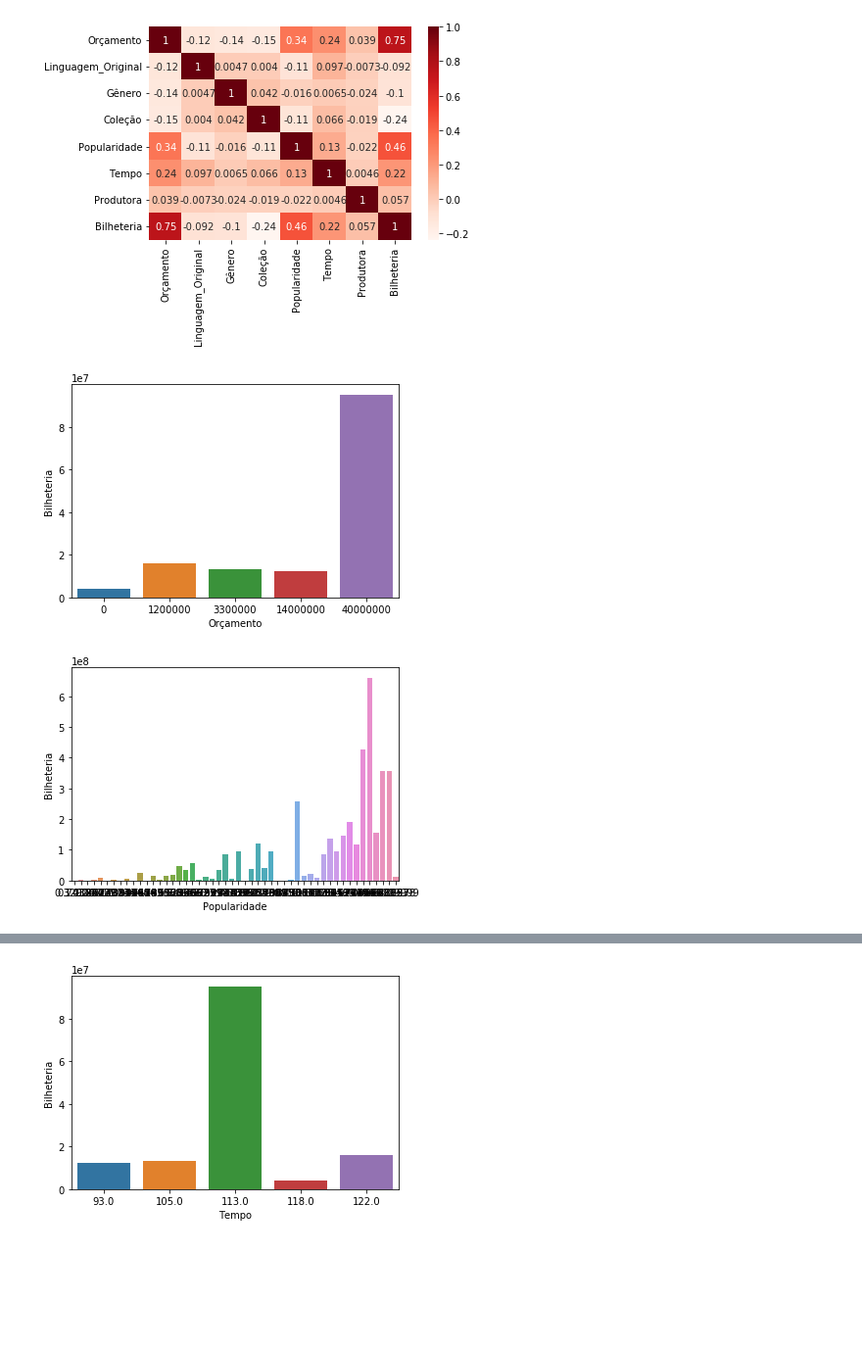
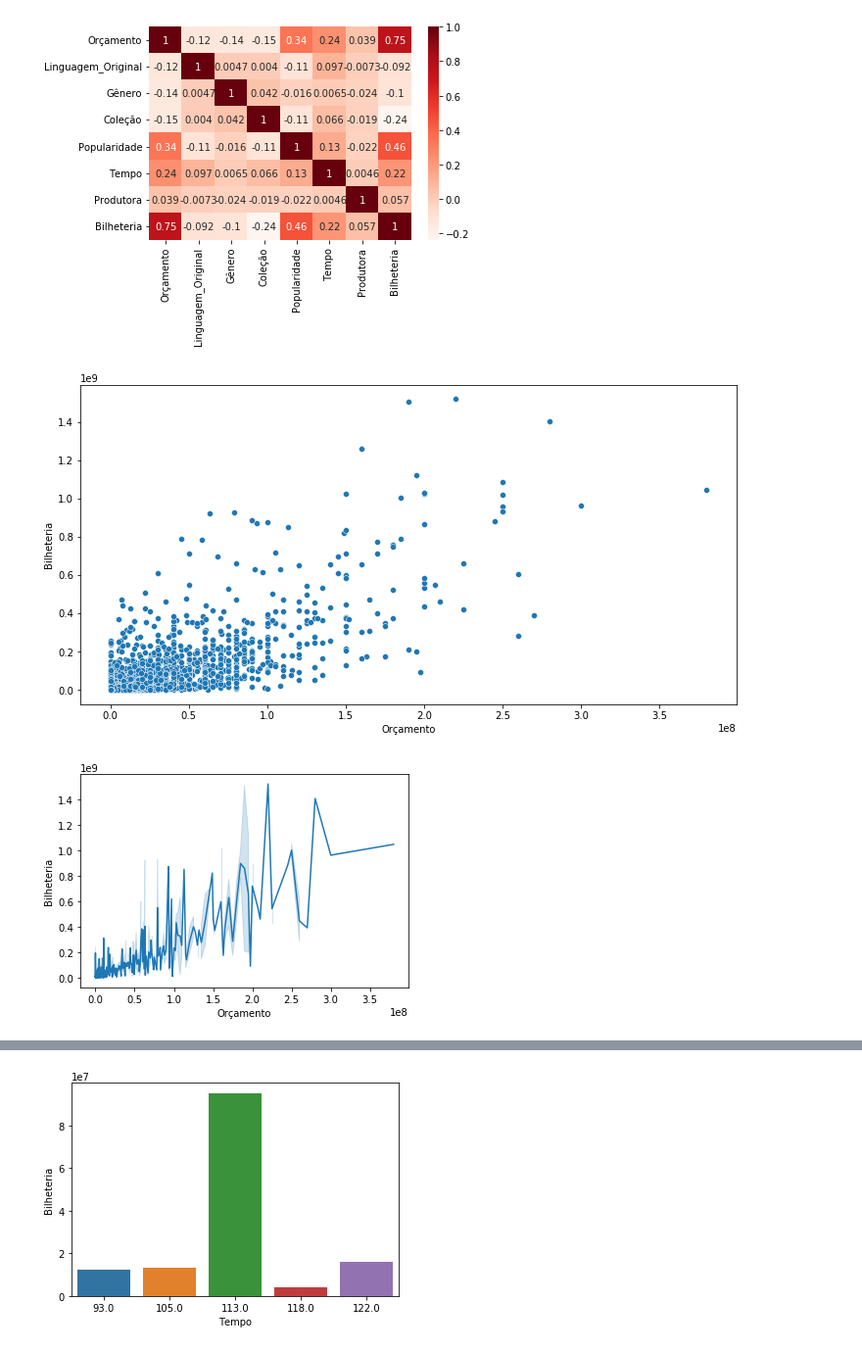
Before and after one commit to wagaojr/TrabalhoFinal-LingProg21.2, a Jupyter notebook: trabalho.ipynb, the cells around one changed output, grey strips where cells are left out. Shown at 98% size. Cells and saved outputs as stored; diff of their text form; code cells hidden in the pictures; blank space fills up the shorter version.

```diff
--- a/trabalho.ipynb
+++ b/trabalho.ipynb
@@ -412,14 +412,19 @@ treino_sns = treino.drop(columns=['id'])
 sns.heatmap(treino_sns.corr(), cmap='Reds', annot=True);
 # %% [output]
 [figure]
-# %%
-#A correlação do Orçamento com a Bilheteria é a maior e por isso será o foco primeiramente
-#O gráfico ficou um pouco estranho se colocar o DataFrame inteiro mas nota-se que conforme o Orçamento aumenta, a Bilheteria acompanha
-sns.barplot(x="Orçamento",y="Bilheteria",data=treino[:5]);
-# %% [output]
-[figure, removed]
-# %%
-#A popularidade também é diretamente proporcional a bilheteria(há casos isolados mas em sua maioria aumenta a bilheteria conforme a popularidade é maior)
-sns.barplot(x="Popularidade",y="Bilheteria",data=treino[:50]);
-# %% [output]
-[figure, removed]
+# %%
+# A correlação do Orçamento com a Bilheteria é a maior e por isso será o foco inical
+# O primeiro ponto a ser destacado é que grande parte dos filmes possui uma relação de bilheteria e orçamento muito grande. Em filmes com baixo orçamento
+# é esperado uma baixa bilheteria. Contudo, há exceções tanto para pequenas quanto para grandes bilheterias.
+
+fig = sns.scatterplot(data=treino, x='Orçamento', y='Bilheteria')
+fig.figure.set_size_inches(12, 6)
+plt.show(fig)
+# %% [output]
+[figure, added]
+# %%
+# Nesse gráfico de linhas é possível ver essa tendência de bilheteria X orçamento e também como pode bastante variável por causa das exceções
+fig_linha = sns.lineplot(data=treino, x='Orçamento', y='Bilheteria')
+plt.show(fig_linha)
+# %% [output]
+[figure, added]
```
Also changed, not shown: parts of 7 cells of this notebook.
